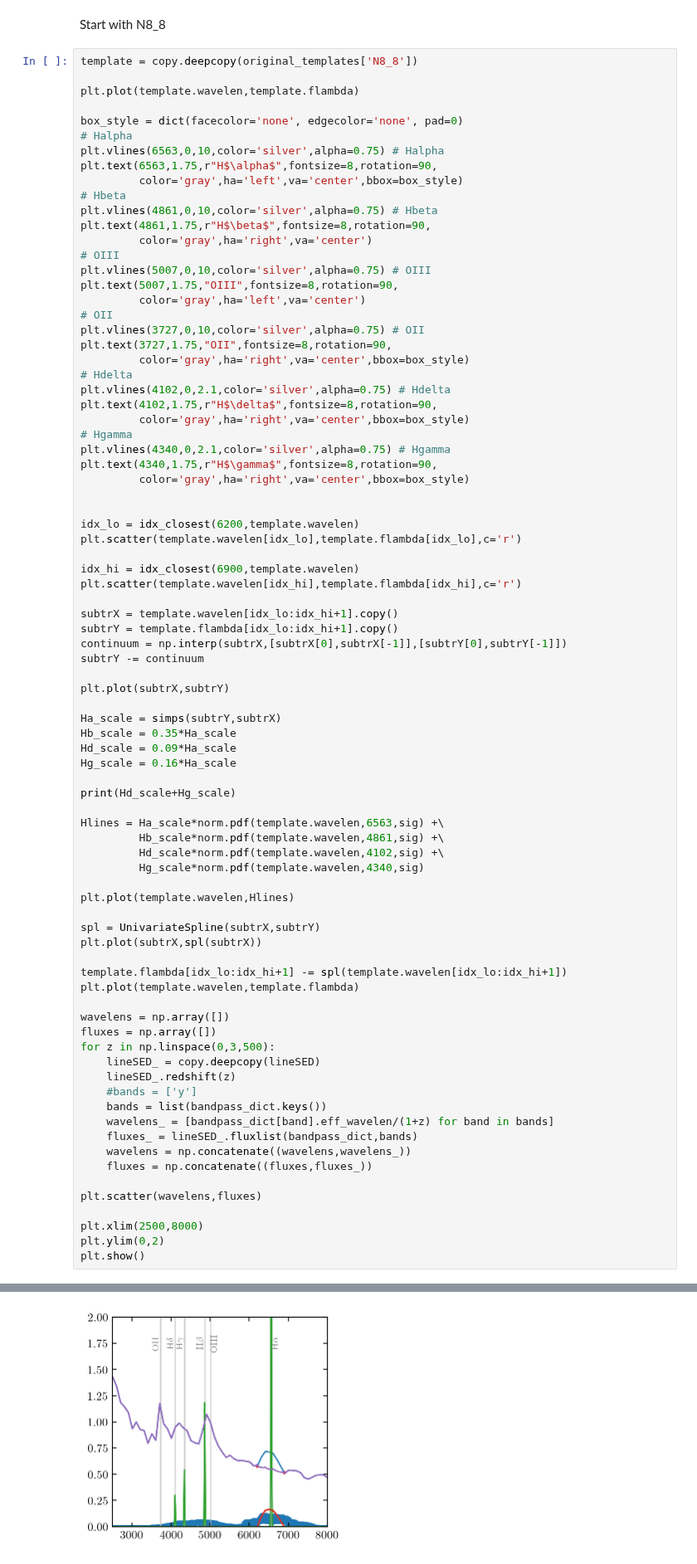
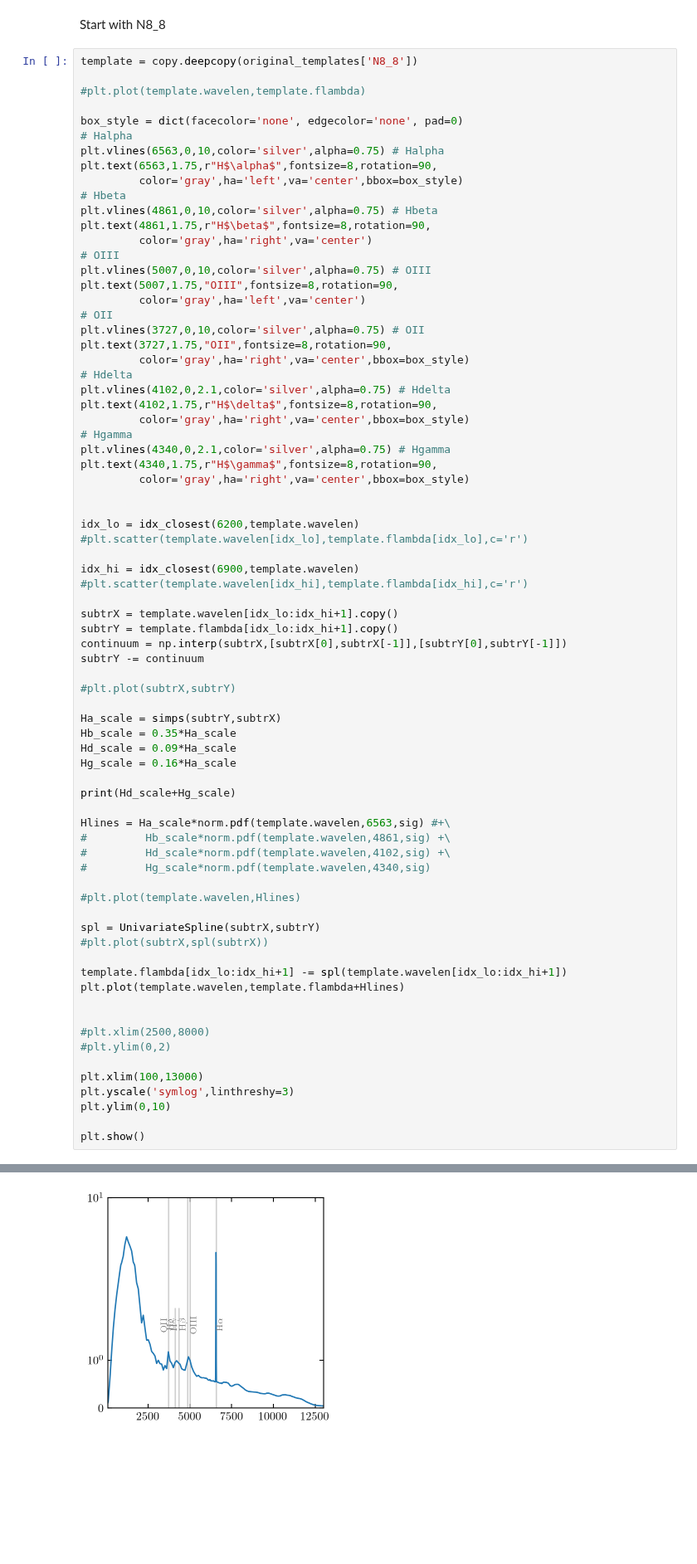
Before and after one commit to dirac-institute/photoz_template_learning, a Jupyter notebook: N8_spectral_lines.ipynb, the cells around one changed output, grey strips where cells are left out. Shown at 83% size. Saved outputs shown, nothing was run; the diff lists cells and outputs as text; blank space fills up the shorter version.

```diff
--- a/N8_spectral_lines.ipynb
+++ b/N8_spectral_lines.ipynb
@@ -82,7 +82,7 @@ Start with N8_8
 # %%
 template = copy.deepcopy(original_templates['N8_8'])
 
-plt.plot(template.wavelen,template.flambda)
+#plt.plot(template.wavelen,template.flambda)
 
 box_style = dict(facecolor='none', edgecolor='none', pad=0)
 # Halpha
@@ -112,58 +112,50 @@ plt.text(4340,1.75,r"H$\gamma$",fontsize=8,rotation=90,
 
 
 idx_lo = idx_closest(6200,template.wavelen)
-plt.scatter(template.wavelen[idx_lo],template.flambda[idx_lo],c='r')
+#plt.scatter(template.wavelen[idx_lo],template.flambda[idx_lo],c='r')
 
 idx_hi = idx_closest(6900,template.wavelen)
-plt.scatter(template.wavelen[idx_hi],template.flambda[idx_hi],c='r')
+#plt.scatter(template.wavelen[idx_hi],template.flambda[idx_hi],c='r')
 
 subtrX = template.wavelen[idx_lo:idx_hi+1].copy()
 subtrY = template.flambda[idx_lo:idx_hi+1].copy()
 continuum = np.interp(subtrX,[subtrX[0],subtrX[-1]],[subtrY[0],subtrY[-1]])
 subtrY -= continuum
 
-plt.plot(subtrX,subtrY)
+#plt.plot(subtrX,subtrY)
 
 Ha_scale = simps(subtrY,subtrX)
 Hb_scale = 0.35*Ha_scale
 Hd_scale = 0.09*Ha_scale
 Hg_scale = 0.16*Ha_scale
 
 print(Hd_scale+Hg_scale)
 
-Hlines = Ha_scale*norm.pdf(template.wavelen,6563,sig) +\
-         Hb_scale*norm.pdf(template.wavelen,4861,sig) +\
-         Hd_scale*norm.pdf(template.wavelen,4102,sig) +\
-         Hg_scale*norm.pdf(template.wavelen,4340,sig)
+Hlines = Ha_scale*norm.pdf(template.wavelen,6563,sig) #+\
+#         Hb_scale*norm.pdf(template.wavelen,4861,sig) +\
+#         Hd_scale*norm.pdf(template.wavelen,4102,sig) +\
+#         Hg_scale*norm.pdf(template.wavelen,4340,sig)
 
-plt.plot(template.wavelen,Hlines)
+#plt.plot(template.wavelen,Hlines)
 
 spl = UnivariateSpline(subtrX,subtrY)
-plt.plot(subtrX,spl(subtrX))
+#plt.plot(subtrX,spl(subtrX))
 
 template.flambda[idx_lo:idx_hi+1] -= spl(template.wavelen[idx_lo:idx_hi+1])
-plt.plot(template.wavelen,template.flambda)
+plt.plot(template.wavelen,template.flambda+Hlines)
 
-wavelens = np.array([])
-fluxes = np.array([])
-for z in np.linspace(0,3,500):
-    lineSED_ = copy.deepcopy(lineSED)
-    lineSED_.redshift(z)
-    #bands = ['y']
-    bands = list(bandpass_dict.keys())
-    wavelens_ = [bandpass_dict[band].eff_wavelen/(1+z) for band in bands]
-    fluxes_ = lineSED_.fluxlist(bandpass_dict,bands)
-    wavelens = np.concatenate((wavelens,wavelens_))
-    fluxes = np.concatenate((fluxes,fluxes_))
 
-plt.scatter(wavelens,fluxes)
+#plt.xlim(2500,8000)
+#plt.ylim(0,2)
 
-plt.xlim(2500,8000)
-plt.ylim(0,2)
+plt.xlim(100,13000)
+plt.yscale('symlog',linthreshy=3)
+plt.ylim(0,10)
+
 plt.show()
 # %% [output]
 18.1135
-[figure, old version]
+[figure, new version]
 # %%
 template = copy.deepcopy(original_templates['N8_8'])
 
```
Also changed, not shown: 3 other files.
